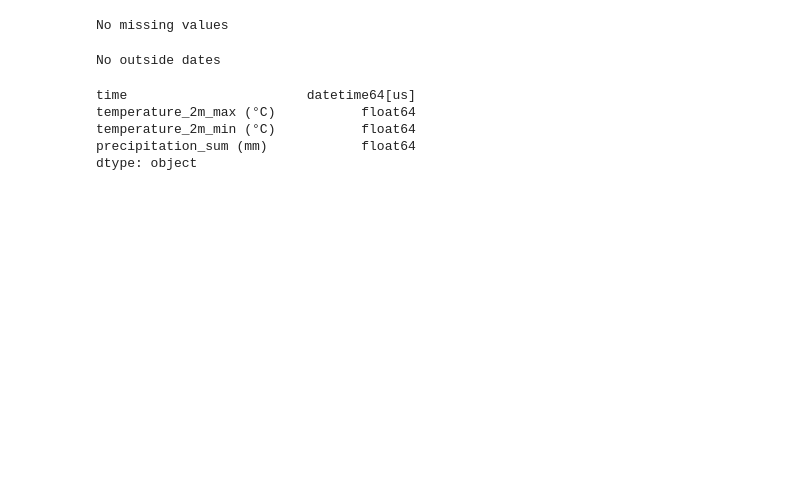
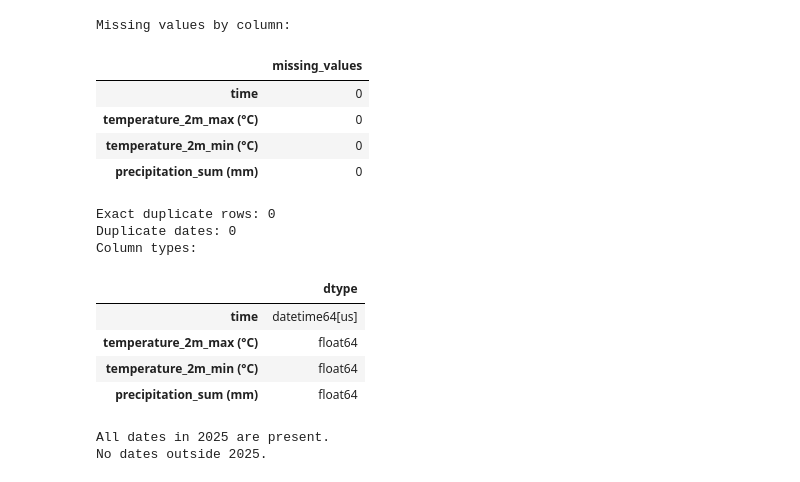
Before and after one commit to Anshpreet-Singh005/Weather-Snapshot-Mumbai, a Jupyter notebook: main.ipynb, the cells around one changed output. Drawn from its saved outputs; the diff is of its cells as text; code cells hidden in the pictures; blank space fills up the shorter version.

```diff
--- a/main.ipynb
+++ b/main.ipynb
@@ -54,23 +34,45 @@ df['time'].min()
+# %%
+print("Missing values by column:")
+display(df.isna().sum().rename("missing_values").to_frame())
+
+print("Exact duplicate rows:", df.duplicated().sum())
+print("Duplicate dates:", df["time"].dt.normalize().duplicated().sum())
+print("Column types:")
+display(df.dtypes.rename("dtype").to_frame())
+# %% [output]
+Missing values by column:
+|  | missing_values |
+| time | 0 |
+| temperature_2m_max (°C) | 0 |
+| temperature_2m_min (°C) | 0 |
+| precipitation_sum (mm) | 0 |
+Exact duplicate rows: 0
+Duplicate dates: 0
+Column types:
+|  | dtype |
+| time | datetime64[us] |
+| temperature_2m_max (°C) | float64 |
+| temperature_2m_min (°C) | float64 |
+| precipitation_sum (mm) | float64 |
 # %%
-expected_dates = pd.date_range("2025-01-01" , "2025-12-31")
-actual_dates = pd.to_datetime(df['time']).dt.normalize().drop_duplicates()
-Missing_dates = expected_dates.difference(actual_dates)
+expected_dates = pd.date_range("2025-01-01", "2025-12-31", freq="D")
+actual_dates = pd.DatetimeIndex(df["time"].dt.normalize().drop_duplicates())
+missing_dates = expected_dates.difference(actual_dates)
+outside_dates = actual_dates[
+    (actual_dates < pd.Timestamp("2025-01-01")) | (actual_dates > pd.Timestamp("2025-12-31"))
+]
 
-if (len(Missing_dates) == 0):
-    print("No missing values")
+if len(missing_dates) == 0:
+    print("All dates in 2025 are present.")
 else:
-    print("These are the missing values")
-    print(Missing_dates)
+    print("Missing dates:")
+    print(missing_dates)
+
+if len(outside_dates) == 0:
+    print("No dates outside 2025.")
+else:
+    print("Dates outside 2025:")
+    print(outside_dates)
 # %% [output]
-No missing values
+All dates in 2025 are present.
+No dates outside 2025.
-# %%
-Outside_dates = actual_dates[
-    ~actual_dates.between
-    (pd.Timestamp("2025-01-01") ,pd.Timestamp("2025-12-31"))].drop_duplicates()
-if len(Outside_dates) == 0:
-    print("No outside dates")
-else:
-    print("These are the outside dates")
-    print(Outside_dates)
-# %% [output]
-No outside dates
@@ -79,8 +78,0 @@ df['time'] = pd.to_datetime(df['time'])
-# %%
-df.dtypes
-# %% [output]
-time                       datetime64[us]
-temperature_2m_max (°C)           float64
-temperature_2m_min (°C)           float64
-precipitation_sum (mm)            float64
-dtype: object
```
Also changed, not shown: parts of 29 cells of this notebook.
